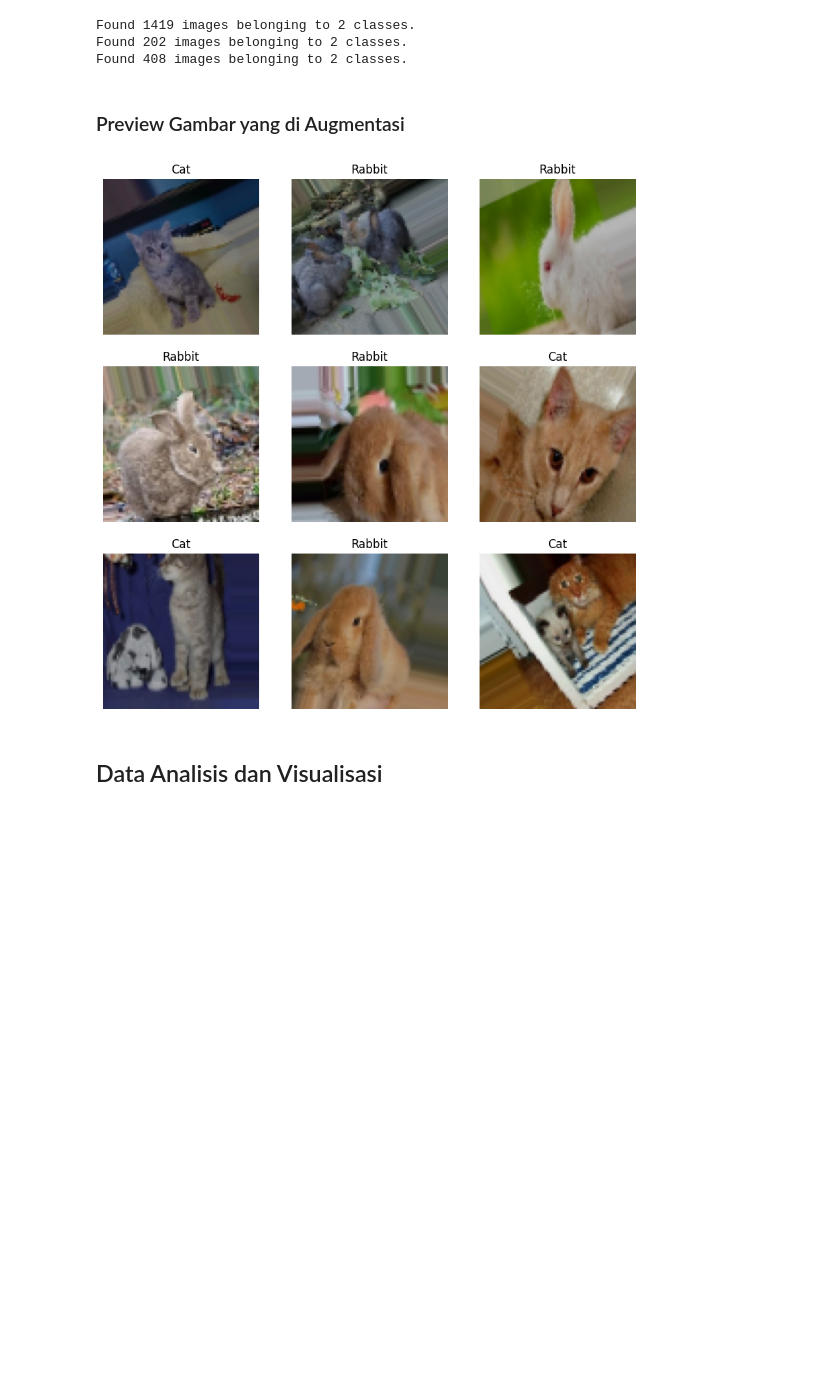
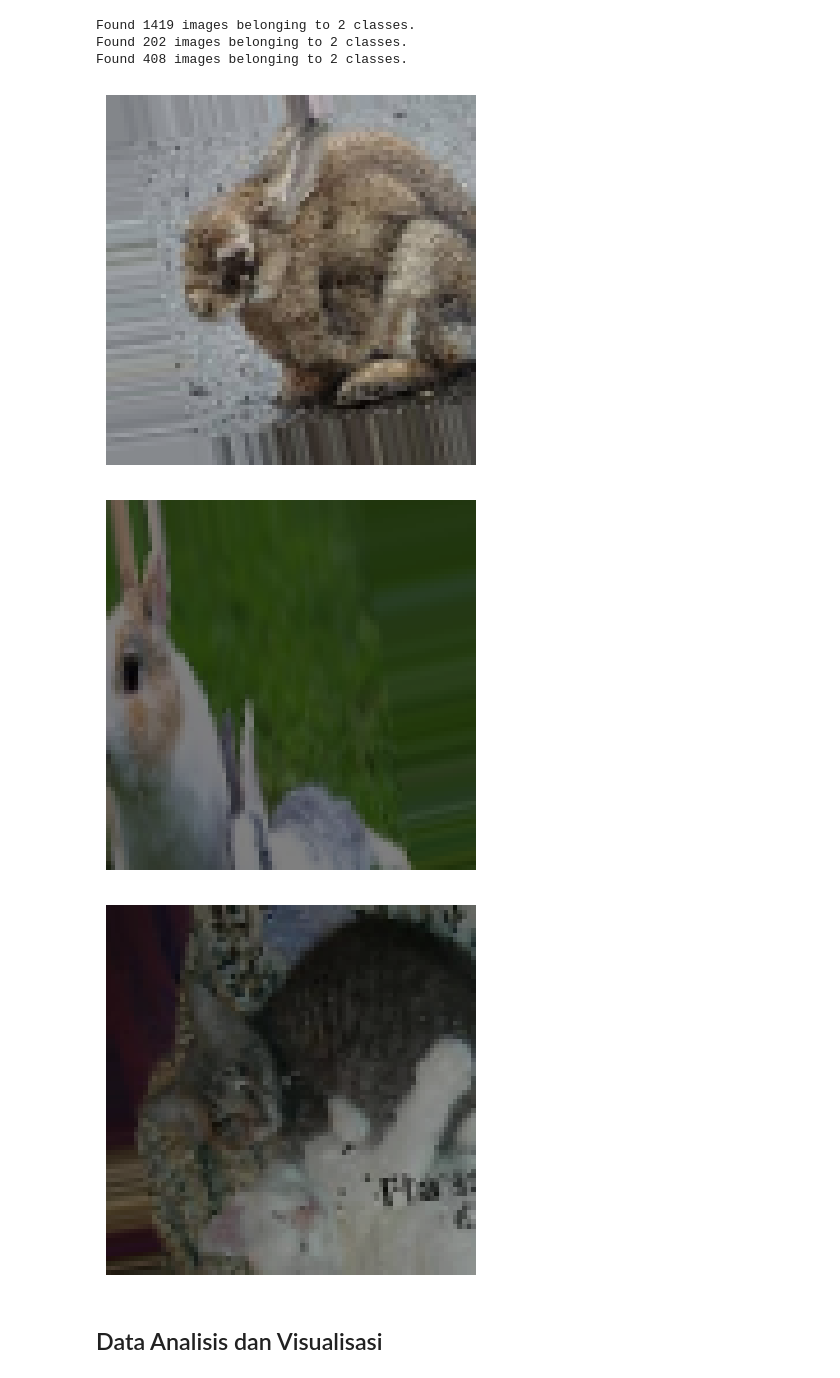
Before and after one commit to fian3021/PA-KB, a Jupyter notebook: A1K8.ipynb, the cells around one changed output. Drawn from its saved outputs; the diff is of its cells as text; code cells hidden in the pictures; blank space fills up the shorter version.

```diff
--- a/A1K8.ipynb
+++ b/A1K8.ipynb
@@ -121,20 +121,16 @@ test_generator = test_datagen.flow_from_directory(
 Found 1419 images belonging to 2 classes.
 Found 202 images belonging to 2 classes.
 Found 408 images belonging to 2 classes.
-# %% [markdown]
-### Preview Gambar yang di Augmentasi
-# %%
-img, label = train_generator.next()
-class_names = dataset_train.class_names
-
-plt.figure(figsize=(10, 10))
-for i in range(9):
-    ax = plt.subplot(3,3, i+1)
-    plt.imshow(img[i])
-    plt.title(class_names[np.argmax(label[i])])
-    plt.axis('off')
-# %% [output]
-[figure, removed]
+# %%
+for _ in range(3):
+    img, label = train_generator.next()
+    plt.imshow(img[0])
+    plt.axis('off')
+    plt.show()
+# %% [output]
+[figure, added]
+[figure, added]
+[figure, added]
 # %% [markdown]
 ## Data Analisis dan Visualisasi
 # %%
```
Also changed, not shown: parts of 9 cells of this notebook, 1 other file.
